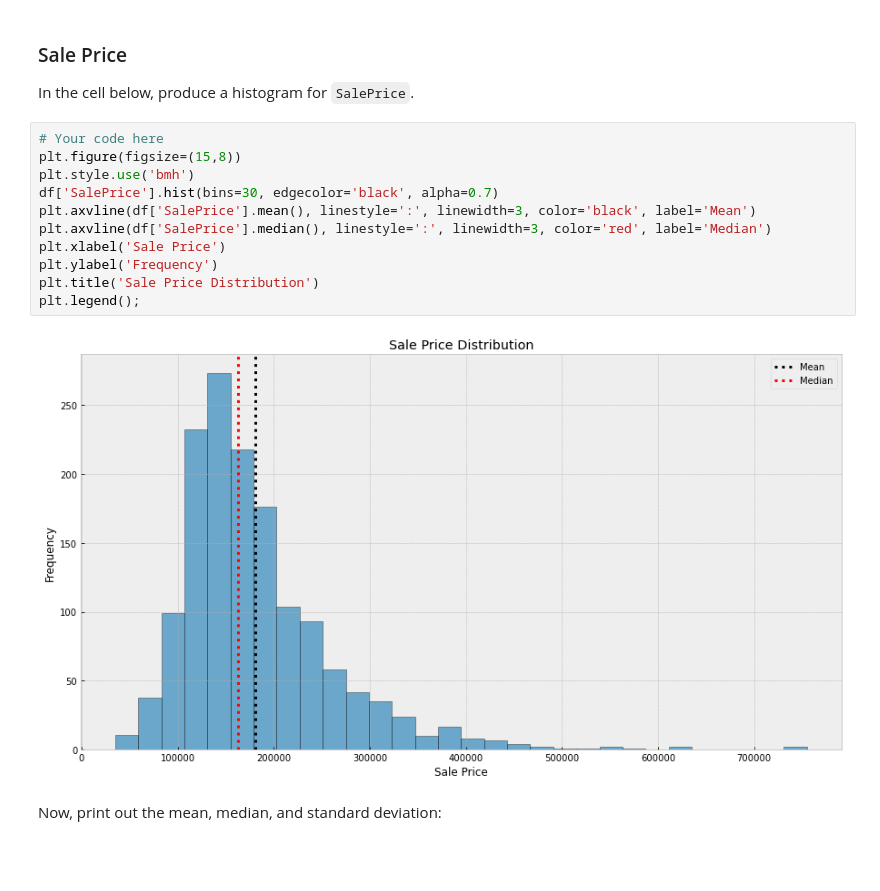
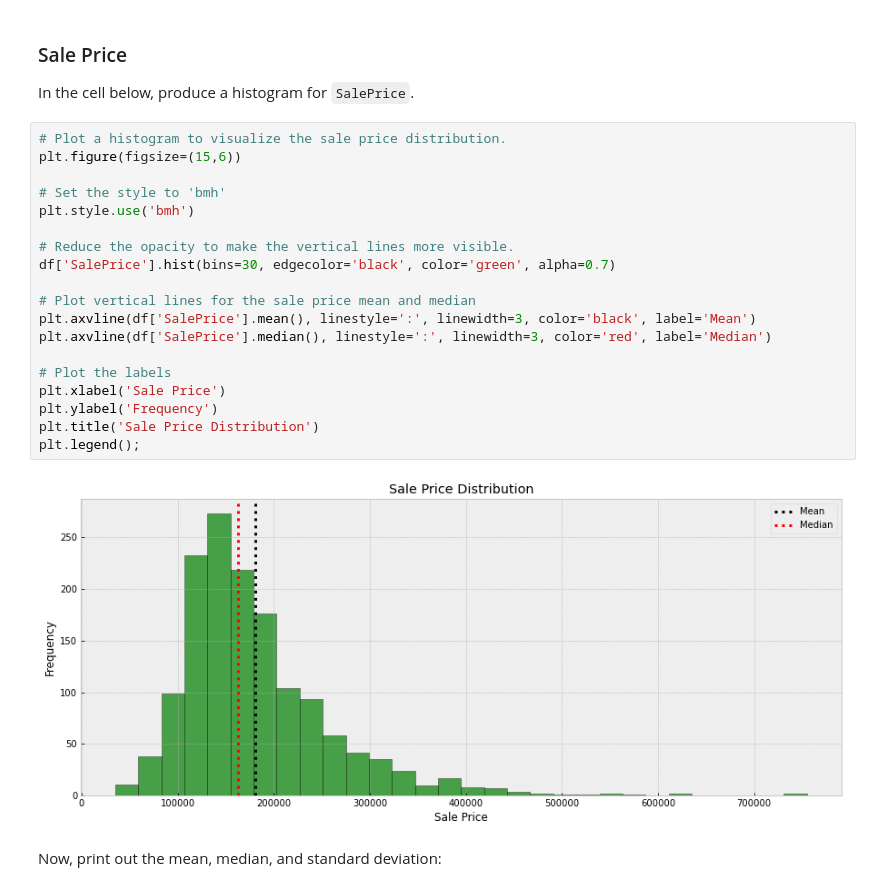
Before and after one commit to Brian-Kanyenje/dsc-pandas-eda-lab, a Jupyter notebook: index.ipynb, the cells around one changed output. Drawn from its saved outputs; the diff is of its cells as text; blank space fills up the shorter version.

```diff
--- a/index.ipynb
+++ b/index.ipynb
@@ -205,18 +194,26 @@ Each histogram should have appropriate title and axes labels, as well as a black
 
 In the cell below, produce a histogram for `SalePrice`.
 # %%
-# Your code here
-plt.figure(figsize=(15,8))
+# Plot a histogram to visualize the sale price distribution.
+plt.figure(figsize=(15,6))
+
+# Set the style to 'bmh'
 plt.style.use('bmh')
-df['SalePrice'].hist(bins=30, edgecolor='black', alpha=0.7)
+
+# Reduce the opacity to make the vertical lines more visible.
+df['SalePrice'].hist(bins=30, edgecolor='black', color='green', alpha=0.7)
+
+# Plot vertical lines for the sale price mean and median
 plt.axvline(df['SalePrice'].mean(), linestyle=':', linewidth=3, color='black', label='Mean')
 plt.axvline(df['SalePrice'].median(), linestyle=':', linewidth=3, color='red', label='Median')
+
+# Plot the labels
 plt.xlabel('Sale Price')
 plt.ylabel('Frequency')
 plt.title('Sale Price Distribution')
 plt.legend();
 # %% [output]
-[figure, old version]
+[figure, new version]
 # %% [markdown]
 Now, print out the mean, median, and standard deviation:
 # %%
```
Also changed, not shown: parts of 23 cells of this notebook.
